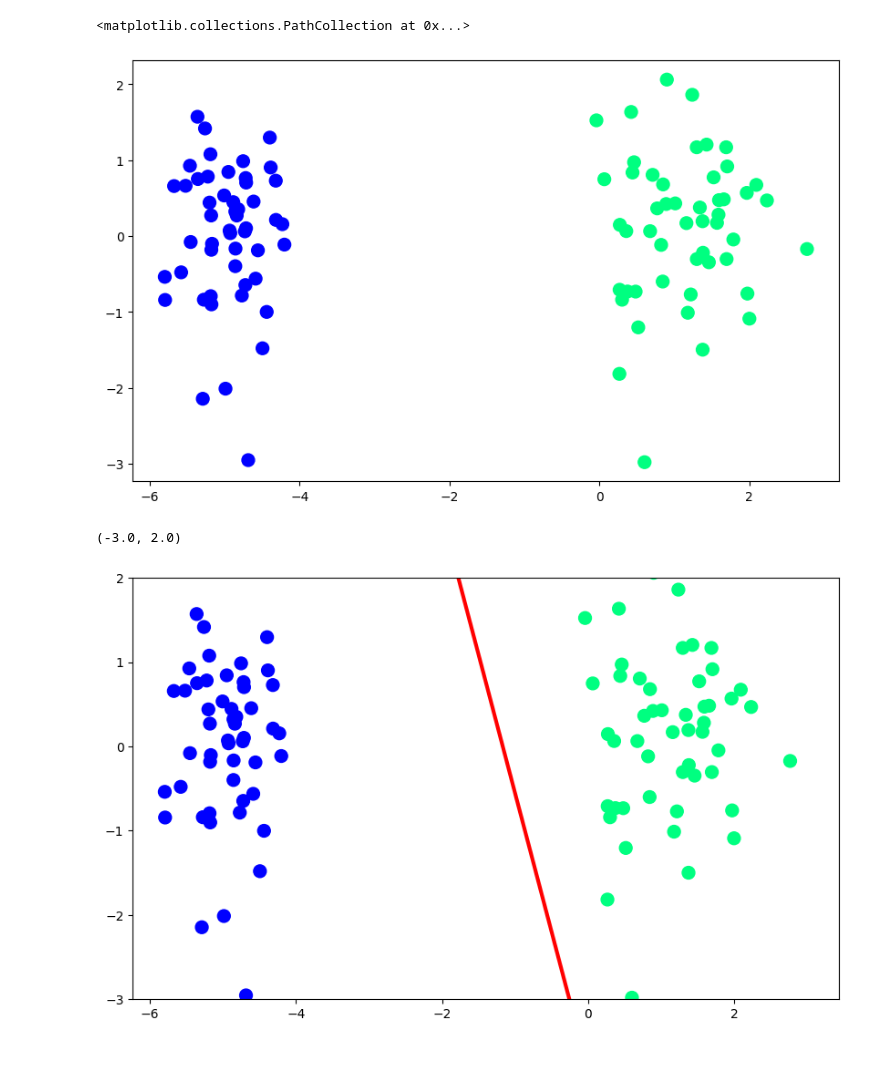
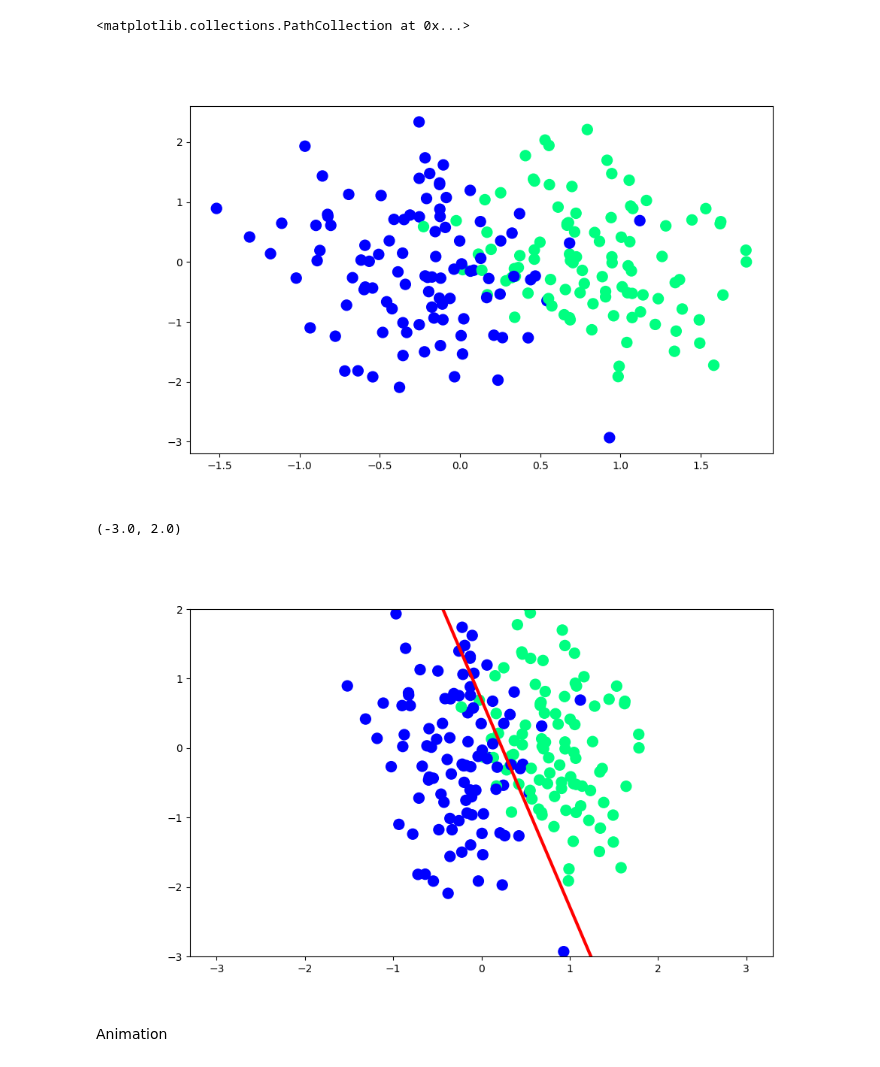
Before and after one commit to manju-parijat-chandra/MachineLearning, a Jupyter notebook: Ml_Basics/ML_Models/Logistic_Regression/perceptron_trick.ipynb, the cells around one changed output. Saved outputs shown, nothing was run; the diff lists cells and outputs as text; code cells hidden in the pictures.

```diff
--- a/Ml_Basics/ML_Models/Logistic_Regression/perceptron_trick.ipynb
+++ b/Ml_Basics/ML_Models/Logistic_Regression/perceptron_trick.ipynb
@@ -5,14 +13,14 @@ import matplotlib.pyplot as plt
 # %%
 # Generate Data
 
-X, y = make_classification(n_samples=100, n_features=2, n_informative=1,n_redundant=0, n_classes=2, n_clusters_per_class=1, random_state=41,hypercube=False,class_sep=30)
+X, y = make_classification(n_samples=200, n_features=2, n_informative=1,n_redundant=0, n_classes=2, n_clusters_per_class=1, random_state=5,hypercube=False,class_sep=5)
 
 # Plot Data
 plt.figure(figsize=(10,6))
 plt.scatter(X[:,0],X[:,1],c=y,cmap='winter',s=100)
 # %% [output]
 <matplotlib.collections.PathCollection at 0x...>
-[figure, old version]
+[figure, new version]
 # %%
 # Heaviside Step Function -> x < 0 -> 0  OR  x > 0 -> 1
 
@@ -67,4 +78,6 @@ plt.ylim(-3,2)
 # Decision Boundary is Successfully Plotted
 # %% [output]
 (-3.0, 2.0)
-[figure, old version]
+[figure, new version]
+# %% [markdown]
+Animation
```
Also changed, not shown: parts of 7 cells of this notebook.
